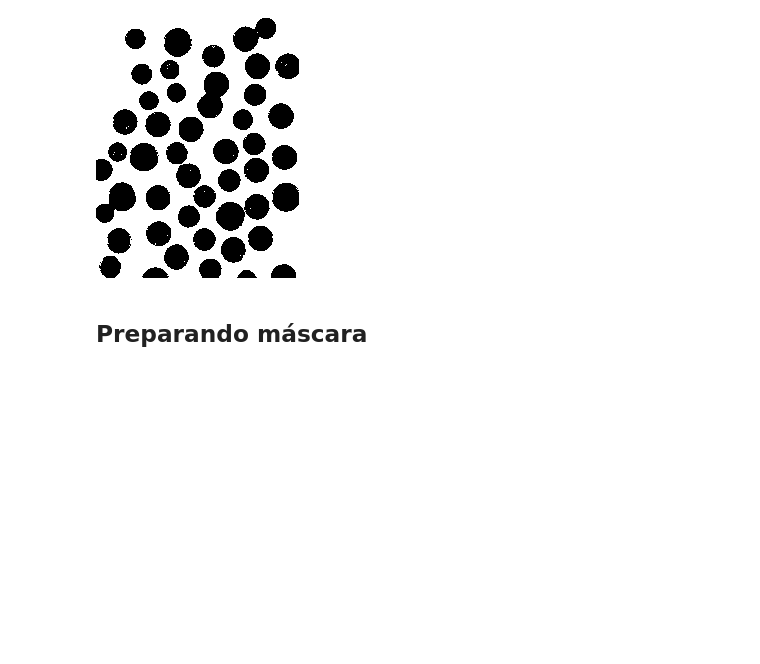
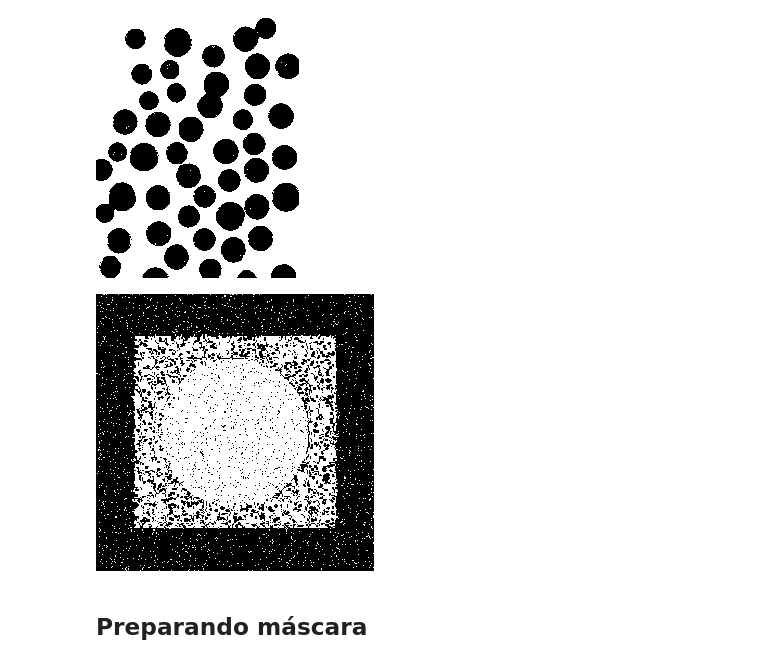
Before and after one commit to svhenrique/pi-opencv-basic, a Jupyter notebook: OperacoesMorfologicas_PI.ipynb, the cells around one changed output. Cells and saved outputs as stored; diff of their text form; code cells hidden in the pictures; blank space fills up the shorter version.

```diff
--- a/OperacoesMorfologicas_PI.ipynb
+++ b/OperacoesMorfologicas_PI.ipynb
@@ -50,6 +51,16 @@ ret,coins = cv2.threshold(coins,100,255,cv2.THRESH_BINARY)
 cv2_imshow(coins)
 # %% [output]
 [figure]
+# %%
+# lendo imagem ruído e convertendo para preto e branco (binário)
+# lembrando que a converção para preto e branco (binário) utiliza pesos com resultados empíricos
+ruido = cv2.imread(image_path + 'ruido.png')
+ruido = cv2.resize(ruido, None, fx=.52, fy=.52)
+ruido = cv2.cvtColor(ruido, cv2.COLOR_BGR2GRAY)
+ret,ruido = cv2.threshold(ruido,126,255,cv2.THRESH_BINARY)
+cv2_imshow(ruido)
+# %% [output]
+[figure, added]
 # %% [markdown]
 ## Preparando máscara
 # %%
```
Also changed, not shown: parts of 11 cells of this notebook.
